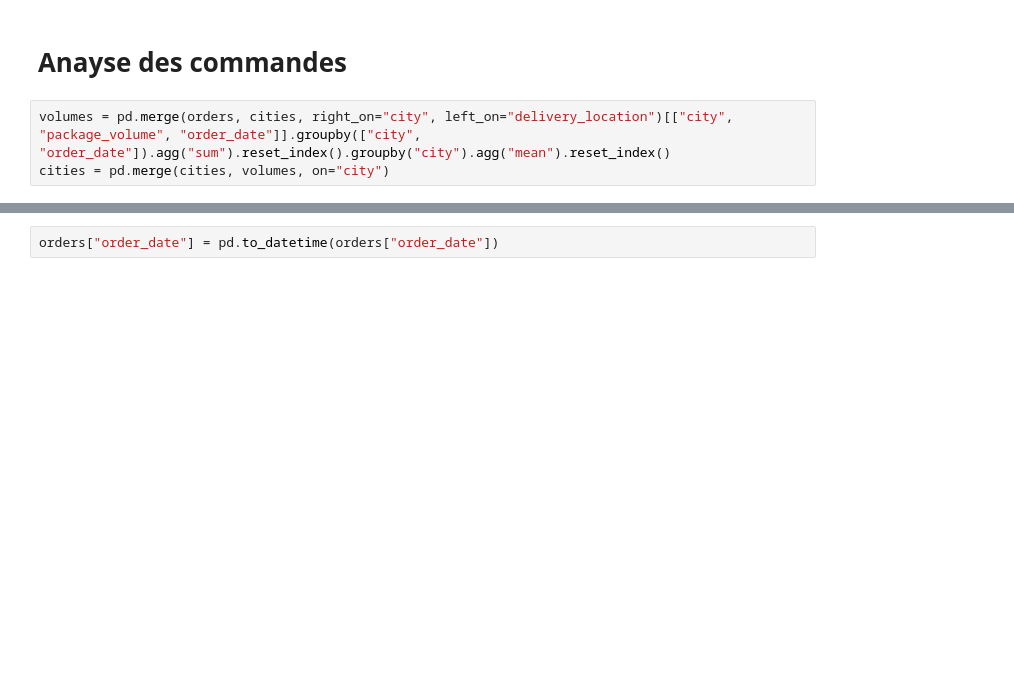
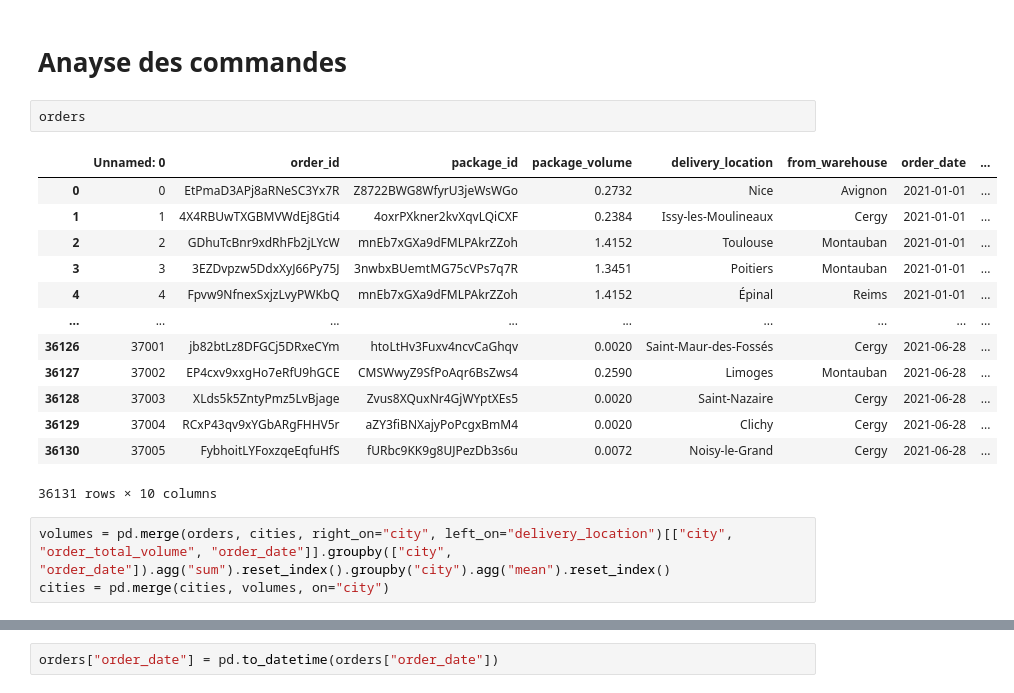
Before and after one commit to maximecharpentierdata/eki-g17, a Jupyter notebook: analyse_commandes.ipynb, the cells around one changed output, grey strips where cells are left out. Cells and saved outputs as stored; diff of their text form; blank space fills up the shorter version.

```diff
--- a/analyse_commandes.ipynb
+++ b/analyse_commandes.ipynb
@@ -13,8 +13,24 @@ for csv_file in os.listdir("./data_clean"):
         globals()[csv_file[:-4]] = pd.read_csv("./data_clean/" + csv_file)
 # %% [markdown]
 # Anayse des commandes
+# %%
+orders
+# %% [output]
+|  | Unnamed: 0 | order_id | package_id | package_volume | delivery_location | from_warehouse | order_date | ... |
+| 0 | 0 | EtPmaD3APj8aRNeSC3Yx7R | Z8722BWG8WfyrU3jeWsWGo | 0.2732 | Nice | Avignon | 2021-01-01 | ... |
+| 1 | 1 | 4X4RBUwTXGBMVWdEj8Gti4 | 4oxrPXkner2kvXqvLQiCXF | 0.2384 | Issy-les-Moulineaux | Cergy | 2021-01-01 | ... |
+| 2 | 2 | GDhuTcBnr9xdRhFb2jLYcW | mnEb7xGXa9dFMLPAkrZZoh | 1.4152 | Toulouse | Montauban | 2021-01-01 | ... |
+| 3 | 3 | 3EZDvpzw5DdxXyJ66Py75J | 3nwbxBUemtMG75cVPs7q7R | 1.3451 | Poitiers | Montauban | 2021-01-01 | ... |
+| 4 | 4 | Fpvw9NfnexSxjzLvyPWKbQ | mnEb7xGXa9dFMLPAkrZZoh | 1.4152 | Épinal | Reims | 2021-01-01 | ... |
+| ... | ... | ... | ... | ... | ... | ... | ... | ... |
+| 36126 | 37001 | jb82btLz8DFGCj5DRxeCYm | htoLtHv3Fuxv4ncvCaGhqv | 0.0020 | Saint-Maur-des-Fossés | Cergy | 2021-06-28 | ... |
+| 36127 | 37002 | EP4cxv9xxgHo7eRfU9hGCE | CMSWwyZ9SfPoAqr6BsZws4 | 0.2590 | Limoges | Montauban | 2021-06-28 | ... |
+| 36128 | 37003 | XLds5k5ZntyPmz5LvBjage | Zvus8XQuxNr4GjWYptXEs5 | 0.0020 | Saint-Nazaire | Cergy | 2021-06-28 | ... |
+| 36129 | 37004 | RCxP43qv9xYGbARgFHHV5r | aZY3fiBNXajyPoPcgxBmM4 | 0.0020 | Clichy | Cergy | 2021-06-28 | ... |
+| 36130 | 37005 | FybhoitLYFoxzqeEqfuHfS | fURbc9KK9g8UJPezDb3s6u | 0.0072 | Noisy-le-Grand | Cergy | 2021-06-28 | ... |
+36131 rows × 10 columns
 # %%
-volumes = pd.merge(orders, cities, right_on="city", left_on="delivery_location")[["city", "package_volume", "order_date"]].groupby(["city", "order_date"]).agg("sum").reset_index().groupby("city").agg("mean").reset_index()
+volumes = pd.merge(orders, cities, right_on="city", left_on="delivery_location")[["city", "order_total_volume", "order_date"]].groupby(["city", "order_date"]).agg("sum").reset_index().groupby("city").agg("mean").reset_index()
 cities = pd.merge(cities, volumes, on="city")
 # %%
 fig, ax = plt.subplots(figsize=(15, 15))
```
Also changed, not shown: parts of 1 cell of this notebook, 1 other file.
